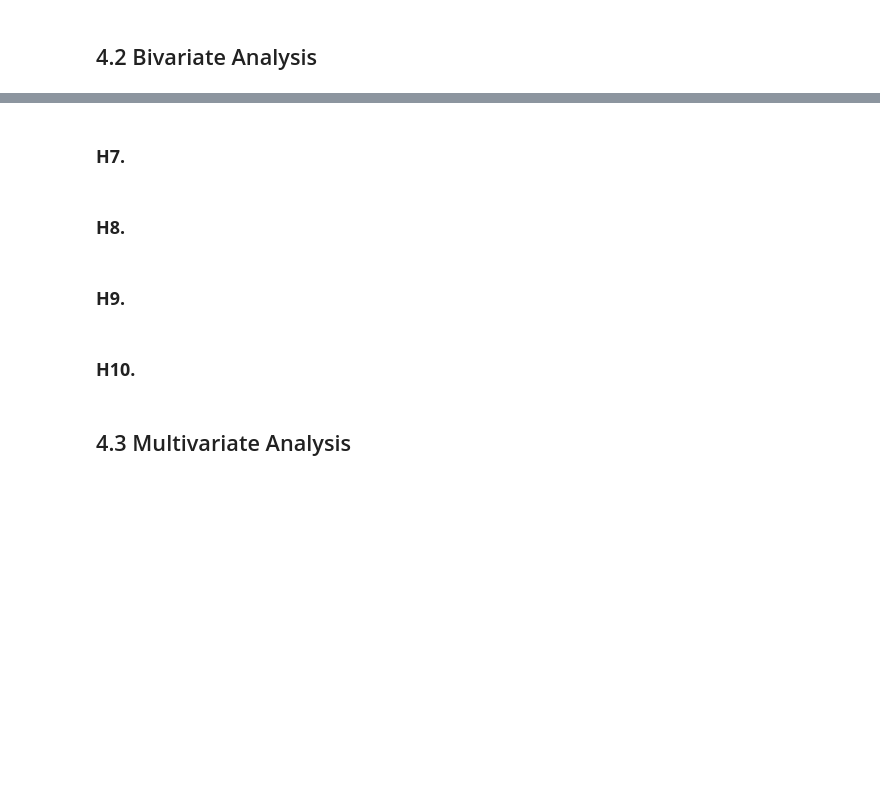
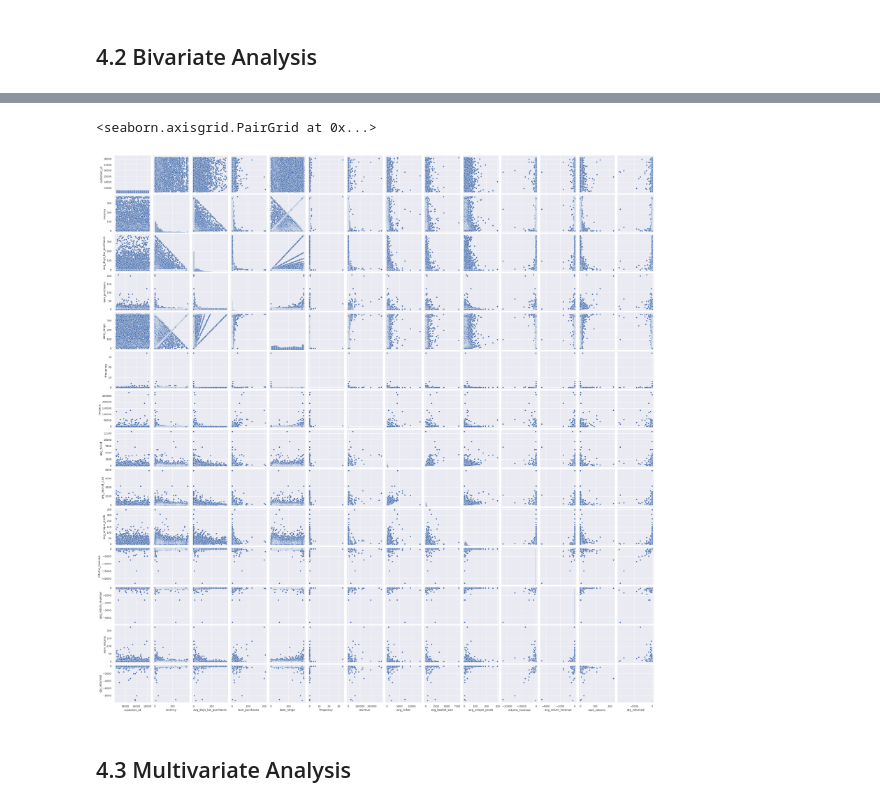
Before and after one commit to humberto-aguiar/Insiders-Fidelity-Clustering, a Jupyter notebook: notebooks/c5-feature-engineering.ipynb, the cells around one changed output, grey strips where cells are left out. Saved outputs shown, nothing was run; the diff lists cells and outputs as text; code cells hidden in the pictures; blank space fills up the shorter version.

```diff
--- a/notebooks/c5-feature-engineering.ipynb
+++ b/notebooks/c5-feature-engineering.ipynb
@@ -785,4 +781,6 @@ df_processed.sort_values('revenue', ascending = False).head()
 # %% [markdown]
 # 4.0 Exploratory Data Analysis
+# %%
+df4 = pd.read_csv('../data/interim/df3_interim.csv')
 # %% [markdown]
 ## 4.1 Univariate Analysis
@@ -796,0 +815,17 @@ from pandas_profiling import report
+# %%
+### Returns
+
+df4.sort_values(['returns_revenue'], ascending = True).head()
+
+# This is propably an anomaly, error, or some data purposely inserted for unknown reasons
+# df3[df3.customer_id == 16446]
+# df3[df3.customer_id == 12346]
+
+# These customers indeed appear to have returned high quantities
+# df3[df3.customer_id == 15749]
+# df3[df3.customer_id == 16029]
+# df3[df3.customer_id == 12931]
+
+# droping weird behaviour
+cust_drop = [16446, 12346]
+df4 = df4[ ~ df4['customer_id'].isin(cust_drop)]
@@ -811,11 +854,10 @@ from pandas_profiling import report
-# %% [markdown]
-### **H7.**
-# %% [markdown]
-### **H8.**
-# %% [markdown]
-### **H9.**
-# %% [markdown]
-### **H10.**
+# %%
+df_bi = df4.select_dtypes(include=['int', 'float'])
+# %%
+sns.pairplot(df_bi)
+# %% [output]
+<seaborn.axisgrid.PairGrid at 0x...>
+[figure, added]
 # %% [markdown]
 ## 4.3 Multivariate Analysis
 # %% [markdown]
```
Also changed, not shown: parts of 20 cells of this notebook, 1 other file.
